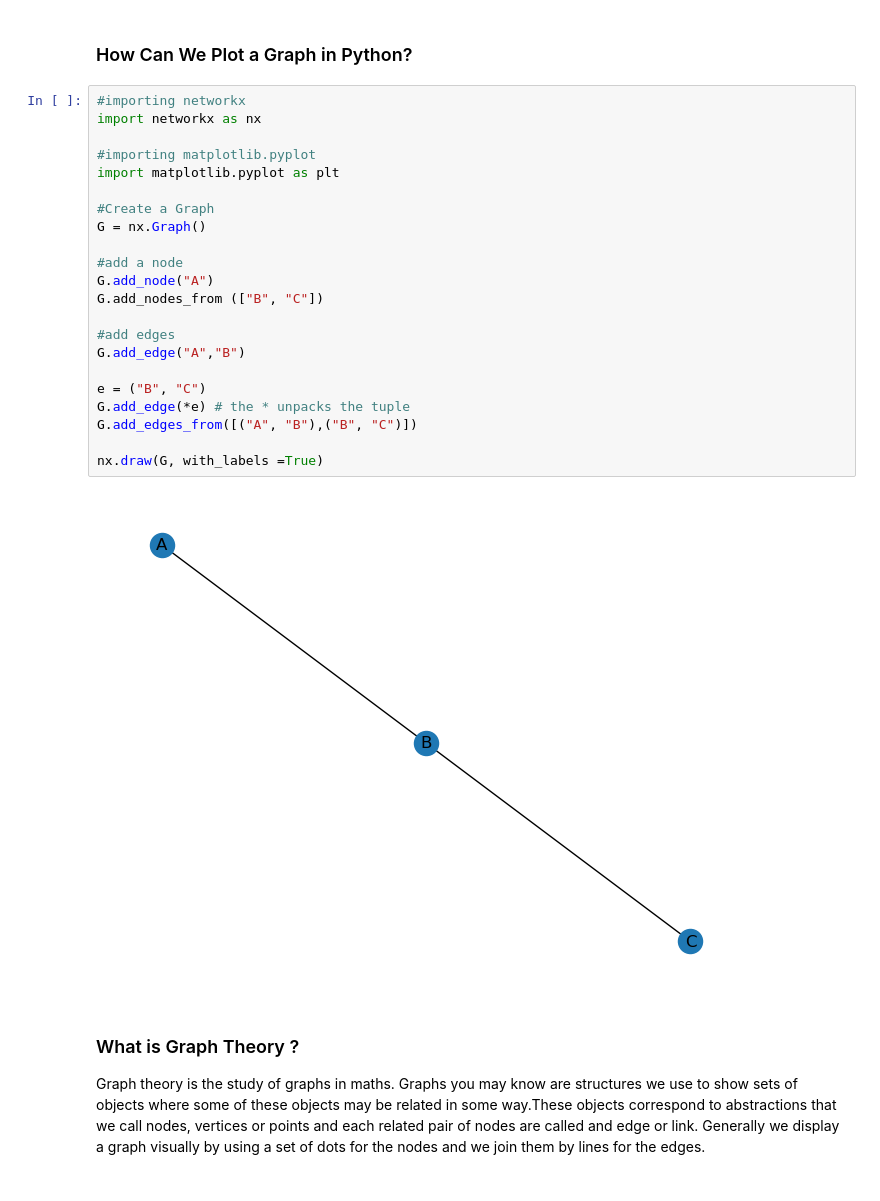
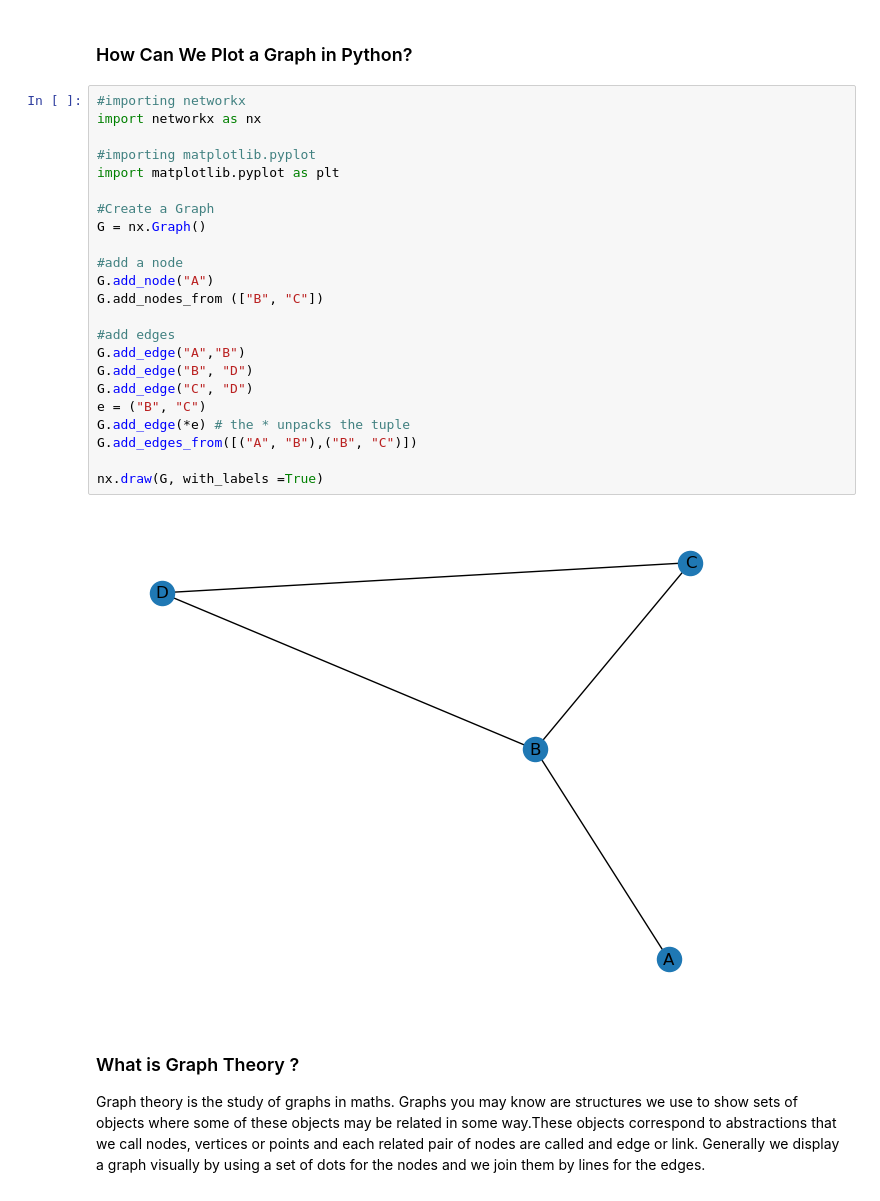
Before and after one commit to ConorPadraigMurphy/graph-theory-project-23, a Jupyter notebook: graph_isomorphism.ipynb, the cells around one changed output. Drawn from its saved outputs; the diff is of its cells as text.

Commit message:
Added more edges in graph plot

```diff
--- a/graph_isomorphism.ipynb
+++ b/graph_isomorphism.ipynb
@@ -15,27 +15,28 @@ So the above graph can also be protrayed as the following picture.<br><br>
 # %%
 #importing networkx
 import networkx as nx
 
 #importing matplotlib.pyplot
 import matplotlib.pyplot as plt
 
 #Create a Graph
 G = nx.Graph()
 
 #add a node
 G.add_node("A")
 G.add_nodes_from (["B", "C"])
 
 #add edges
 G.add_edge("A","B")
-
+G.add_edge("B", "D")
+G.add_edge("C", "D")
 e = ("B", "C")
 G.add_edge(*e) # the * unpacks the tuple
 G.add_edges_from([("A", "B"),("B", "C")])
 
 nx.draw(G, with_labels =True)
 # %% [output]
-[figure, old version]
+[figure, new version]
 # %% [markdown]
 ### What is Graph Theory ?
 
```
Also changed, not shown: parts of 1 cell of this notebook.
